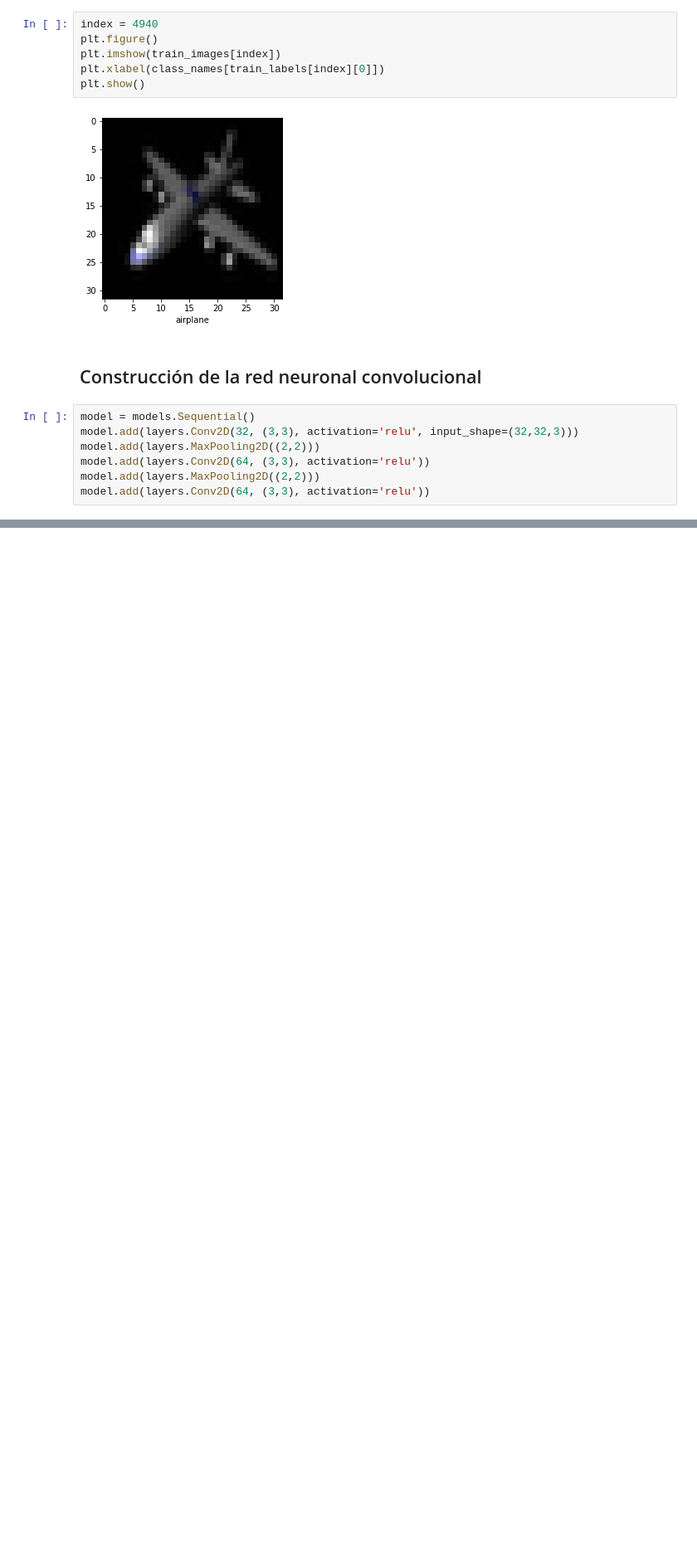
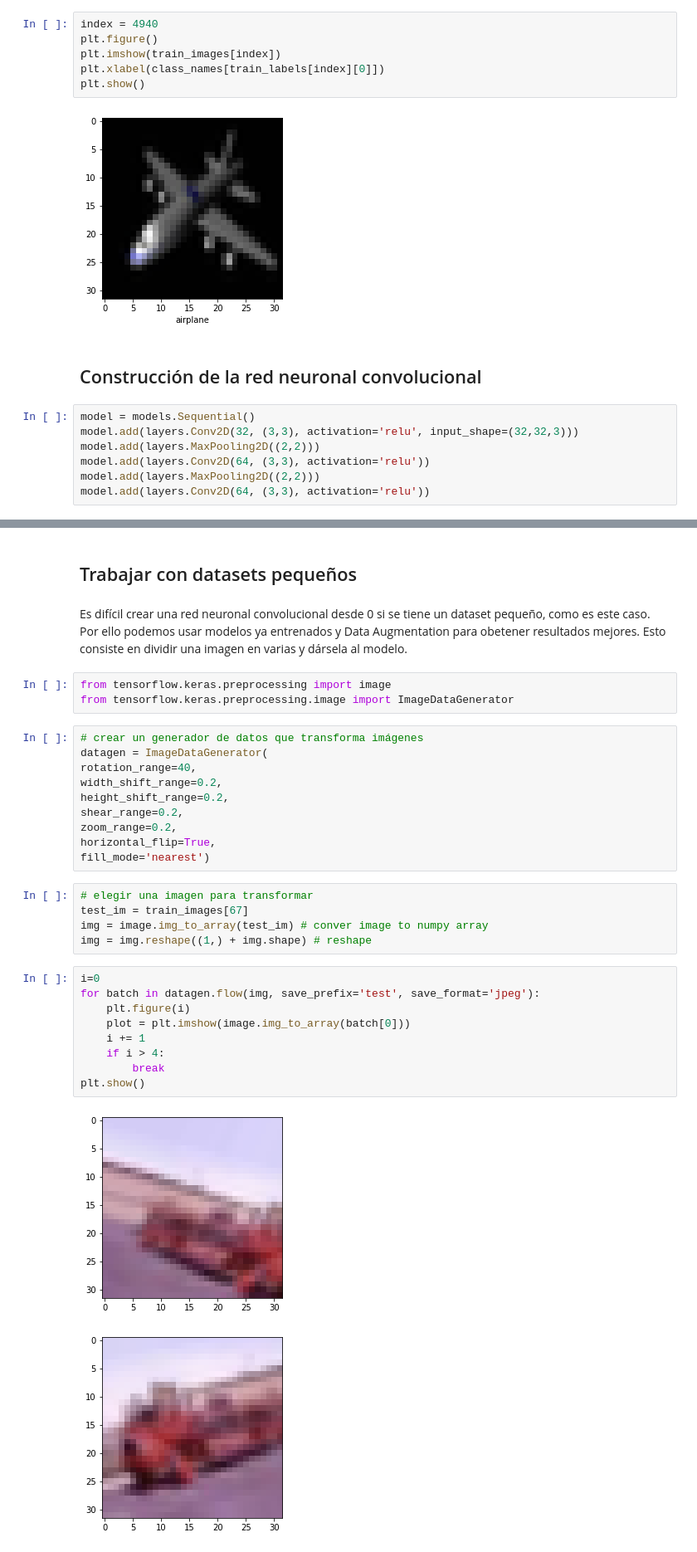
Before and after one commit to jaimeleet6/tensorflow, a Jupyter notebook: Modulo 4 - Deep Computer Vision.ipynb, the cells around one changed output, grey strips where cells are left out. Shown at 83% size. Saved outputs shown, nothing was run; the diff lists cells and outputs as text; blank space fills up the shorter version.

```diff
--- a/Modulo 4 - Deep Computer Vision.ipynb
+++ b/Modulo 4 - Deep Computer Vision.ipynb
@@ -38,0 +138,34 @@ model.add(layers.Conv2D(64, (3,3), activation='relu'))
+# %% [markdown]
+## Trabajar con datasets pequeños
+# %% [markdown]
+Es difícil crear una red neuronal convolucional desde 0 si se tiene un dataset pequeño, como es este caso. Por ello podemos usar modelos ya entrenados y Data Augmentation para obetener resultados mejores. Esto consiste en dividir una imagen en varias y dársela al modelo.
+# %%
+from tensorflow.keras.preprocessing import image
+from tensorflow.keras.preprocessing.image import ImageDataGenerator
+# %%
+# crear un generador de datos que transforma imágenes
+datagen = ImageDataGenerator(
+rotation_range=40,
+width_shift_range=0.2,
+height_shift_range=0.2,
+shear_range=0.2,
+zoom_range=0.2,
+horizontal_flip=True,
+fill_mode='nearest')
+# %%
+# elegir una imagen para transformar
+test_im = train_images[67]
+img = image.img_to_array(test_im) # conver image to numpy array
+img = img.reshape((1,) + img.shape) # reshape
+# %%
+i=0
+for batch in datagen.flow(img, save_prefix='test', save_format='jpeg'):
+    plt.figure(i)
+    plot = plt.imshow(image.img_to_array(batch[0]))
+    i += 1
+    if i > 4:
+        break
+plt.show()
+# %% [output]
+[figure, added]
+[figure, added]
```
Also changed, not shown: parts of 40 cells of this notebook, 1 other file.
